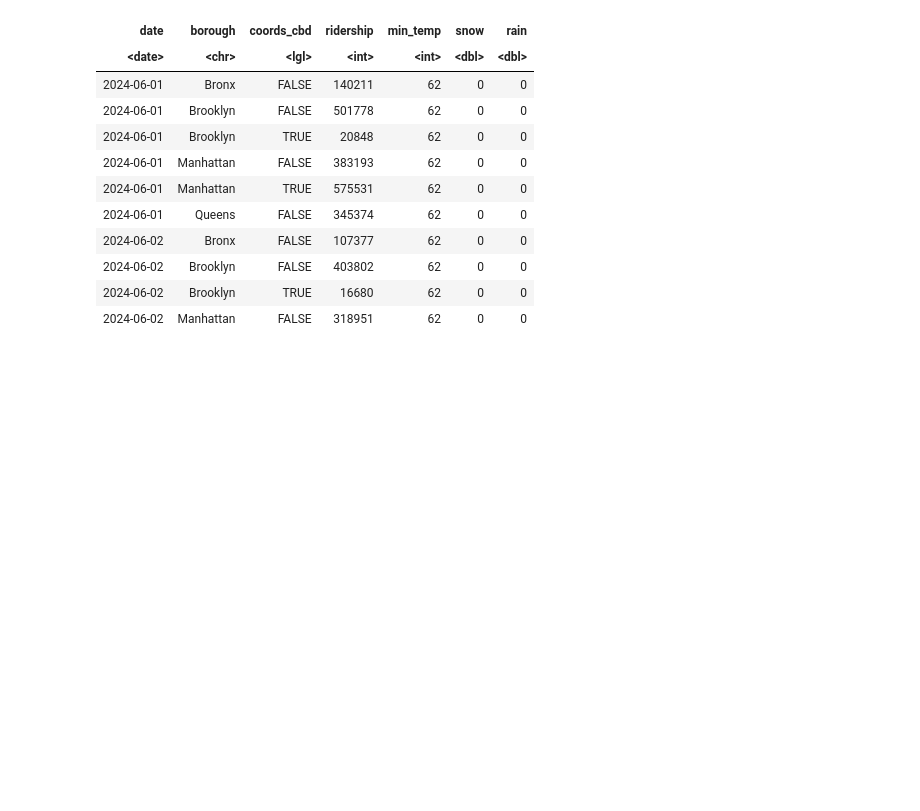
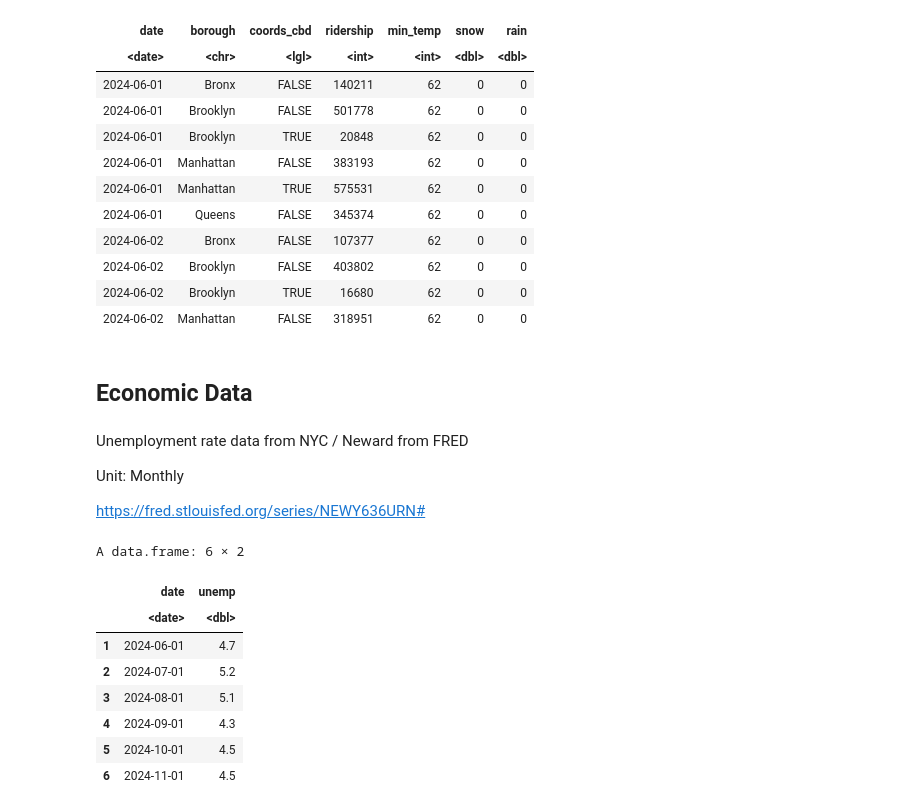
Before and after one commit to lily-harper/statsproject, a Jupyter notebook: 1_data.ipynb, the cells around one changed output. Drawn from its saved outputs; the diff is of its cells as text; code cells hidden in the pictures; blank space fills up the shorter version.

Commit message:
economic data

```diff
--- a/1_data.ipynb
+++ b/1_data.ipynb
@@ -216,3 +222,30 @@ A grouped_df: 10 × 7
 | 2024-06-02 | Brooklyn | FALSE | 403802 | 62 | 0 | 0 |
 | 2024-06-02 | Brooklyn | TRUE | 16680 | 62 | 0 | 0 |
 | 2024-06-02 | Manhattan | FALSE | 318951 | 62 | 0 | 0 |
+# %% [markdown]
+## Economic Data
+# %% [markdown]
+Unemployment rate data from NYC / Neward from FRED
+
+Unit: Monthly
+
+https://fred.stlouisfed.org/series/NEWY636URN#
+# %%
+econ_df <- read.csv("/Users/Local/statsproject/data/NEWY636URN.csv")
+
+econ_df |>
+    mutate(date = as.Date(observation_date, format = "%Y-%m-%d"),
+           unemp = NEWY636URN) |>
+    select(date, unemp) -> econ_df
+
+head(econ_df)
+# %% [output]
+A data.frame: 6 × 2
+|  | date | unemp |
+|  | <date> | <dbl> |
+| 1 | 2024-06-01 | 4.7 |
+| 2 | 2024-07-01 | 5.2 |
+| 3 | 2024-08-01 | 5.1 |
+| 4 | 2024-09-01 | 4.3 |
+| 5 | 2024-10-01 | 4.5 |
+| 6 | 2024-11-01 | 4.5 |
```
Also changed, not shown: parts of 6 cells of this notebook, 5 other files.
